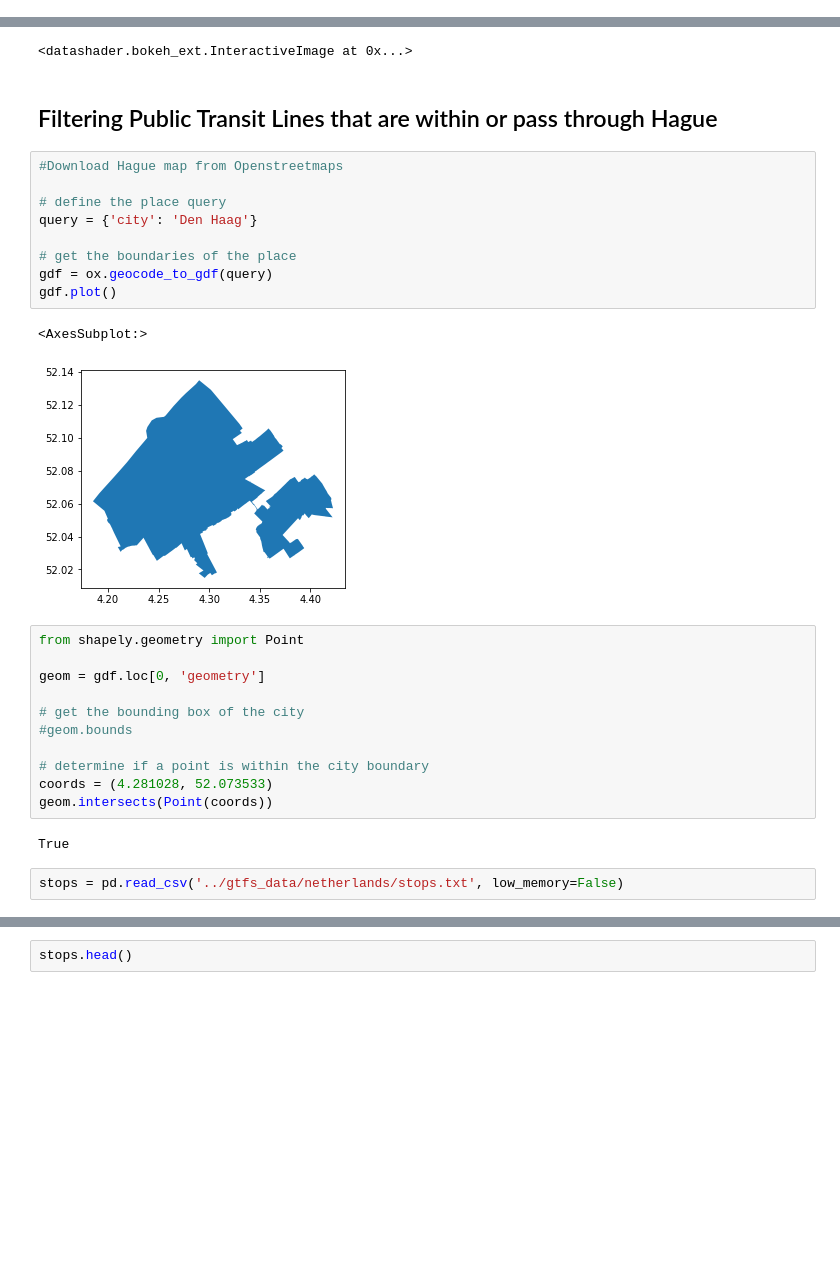
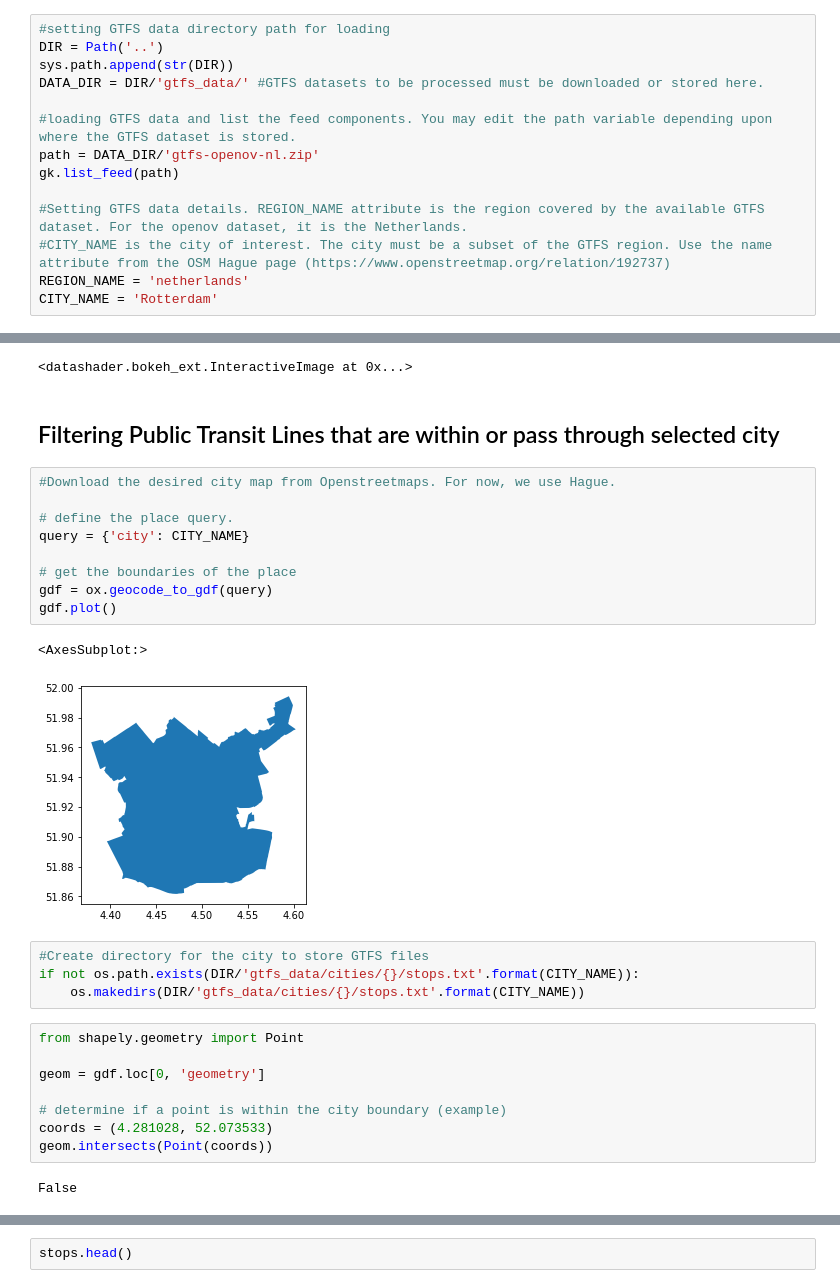
Before and after one commit to TPM-Resilience-Lab/public-transit-system, a Jupyter notebook: python-codes/gtfs_analysis.ipynb, the cells around one changed output, grey strips where cells are left out. Cells and saved outputs as stored; diff of their text form; blank space fills up the shorter version.

Commit message:
Code update
I have added comments to the codes. I also validated the codes by generating the GTFS dataset for Rotterdam.

```diff
--- a/python-codes/gtfs_analysis.ipynb
+++ b/python-codes/gtfs_analysis.ipynb
@@ -47,3 +22,17 @@ gk.list_feed(path)
+# %%
+#setting GTFS data directory path for loading
+DIR = Path('..')
+sys.path.append(str(DIR))
+DATA_DIR = DIR/'gtfs_data/' #GTFS datasets to be processed must be downloaded or stored here.
+
+#loading GTFS data and list the feed components. You may edit the path variable depending upon where the GTFS dataset is stored.
+path = DATA_DIR/'gtfs-openov-nl.zip'
+gk.list_feed(path)
+
+#Setting GTFS data details. REGION_NAME attribute is the region covered by the available GTFS dataset. For the openov dataset, it is the Netherlands.
+#CITY_NAME is the city of interest. The city must be a subset of the GTFS region. Use the name attribute from the OSM Hague page (https://www.openstreetmap.org/relation/192737)
+REGION_NAME = 'netherlands'
+CITY_NAME = 'Rotterdam'
 # %%
 #Describe feed details
 
@@ -210,31 +205,30 @@ Loading BokehJS ...
 [interactive output not drawn]
 <datashader.bokeh_ext.InteractiveImage at 0x...>
 # %% [markdown]
-## Filtering Public Transit Lines that are within or pass through Hague
+## Filtering Public Transit Lines that are within or pass through selected city
 # %%
-#Download Hague map from Openstreetmaps
+#Download the desired city map from Openstreetmaps. For now, we use Hague.
 
-# define the place query
-query = {'city': 'Den Haag'}
+# define the place query.
+query = {'city': CITY_NAME}
 
 # get the boundaries of the place
 gdf = ox.geocode_to_gdf(query)
 gdf.plot()
 # %% [output]
 <AxesSubplot:>
-[figure, old version]
+[figure, new version]
+# %%
+#Create directory for the city to store GTFS files
+if not os.path.exists(DIR/'gtfs_data/cities/{}/stops.txt'.format(CITY_NAME)):
+    os.makedirs(DIR/'gtfs_data/cities/{}/stops.txt'.format(CITY_NAME))
 # %%
 from shapely.geometry import Point
 
 geom = gdf.loc[0, 'geometry']
 
-# get the bounding box of the city
-#geom.bounds
-
-# determine if a point is within the city boundary
+# determine if a point is within the city boundary (example)
 coords = (4.281028, 52.073533)
 geom.intersects(Point(coords))
 # %% [output]
-True
+False
-# %%
-stops = pd.read_csv('../gtfs_data/netherlands/stops.txt', low_memory=False)
```
Also changed, not shown: parts of 30 cells of this notebook, 23 other files.
